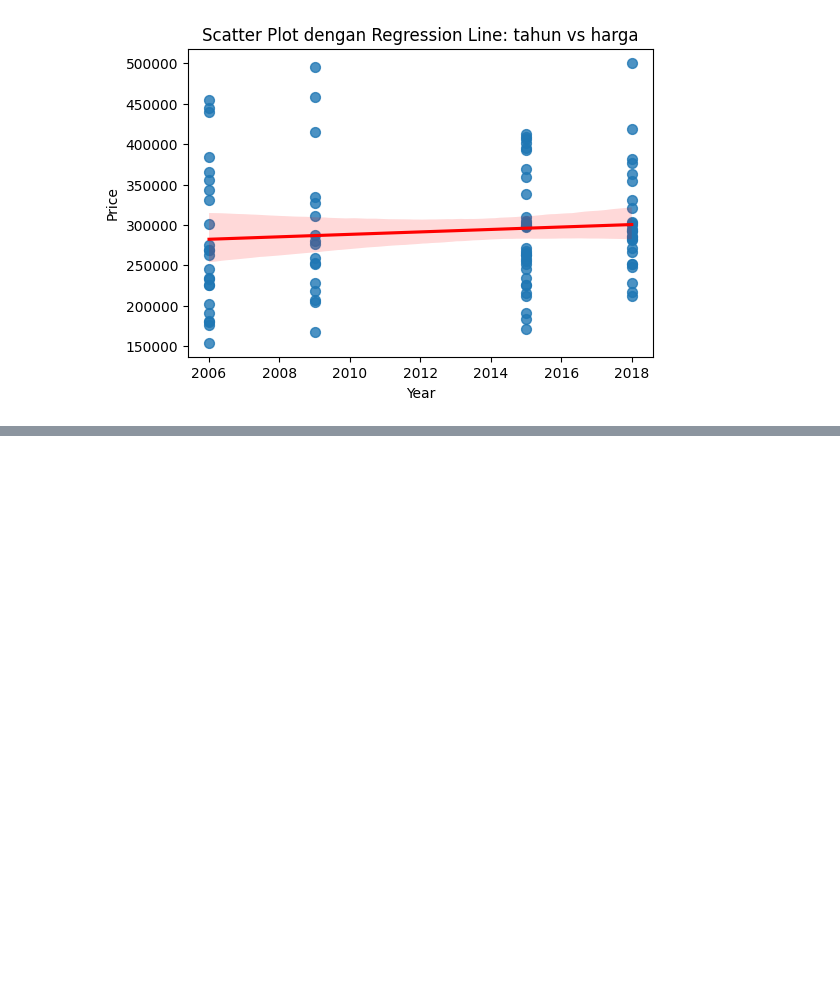
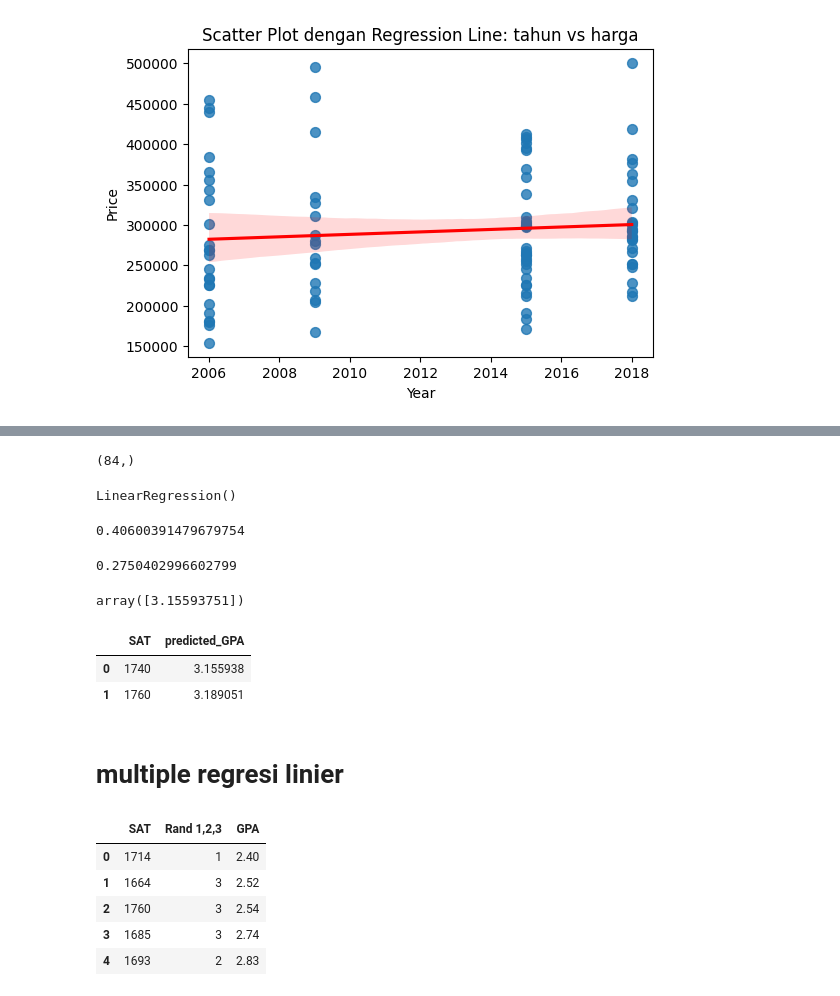
Before and after one commit to ihyaulumuddin044/machineLearning, a Jupyter notebook: python_lanjutan.ipynb, the cells around one changed output, grey strips where cells are left out. Saved outputs shown, nothing was run; the diff lists cells and outputs as text; code cells hidden in the pictures; blank space fills up the shorter version.

```diff
--- a/python_lanjutan.ipynb
+++ b/python_lanjutan.ipynb
@@ -622,0 +642,47 @@ plt.show()
+# %%
+x.shape
+# %% [output]
+(84,)
+# %%
+x_matrix = x.values.reshape(-1,1)
+reg = LinearRegression()
+reg.fit(x_matrix,y)
+# %% [output]
+LinearRegression()
+# %%
+reg.score(x_matrix,y)
+# %% [output]
+0.40600391479679754
+# %%
+#  intercep
+reg.intercept_
+# %% [output]
+0.2750402996602799
+# %%
+# prediction
+reg.predict([[1740]])
+# %% [output]
+array([3.15593751])
+# %%
+# testing algorthem
+new_data = pd.DataFrame(data=[1740,1760],columns=['SAT'])
+new_data
+
+new_data['predicted_GPA'] = reg.predict(new_data)
+new_data
+# %% [output]
+|  | SAT | predicted_GPA |
+| 0 | 1740 | 3.155938 |
+| 1 | 1760 | 3.189051 |
+# %% [markdown]
+# multiple regresi linier
+# %%
+data = pd.read_csv("multipleLinier.csv")
+data.head()
+# %% [output]
+|  | SAT | Rand 1,2,3 | GPA |
+| 0 | 1714 | 1 | 2.40 |
+| 1 | 1664 | 3 | 2.52 |
+| 2 | 1760 | 3 | 2.54 |
+| 3 | 1685 | 3 | 2.74 |
+| 4 | 1693 | 2 | 2.83 |
```
Also changed, not shown: parts of 14 cells of this notebook.
